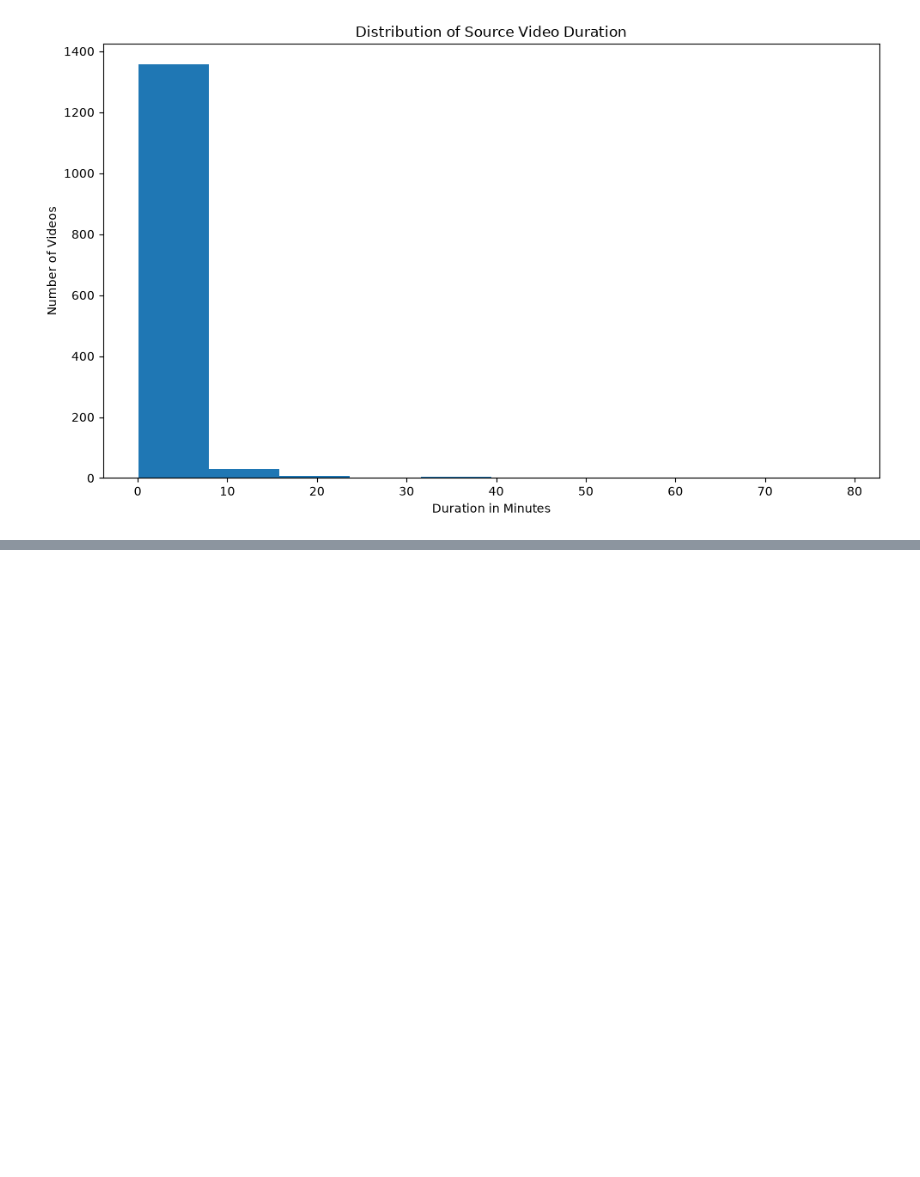
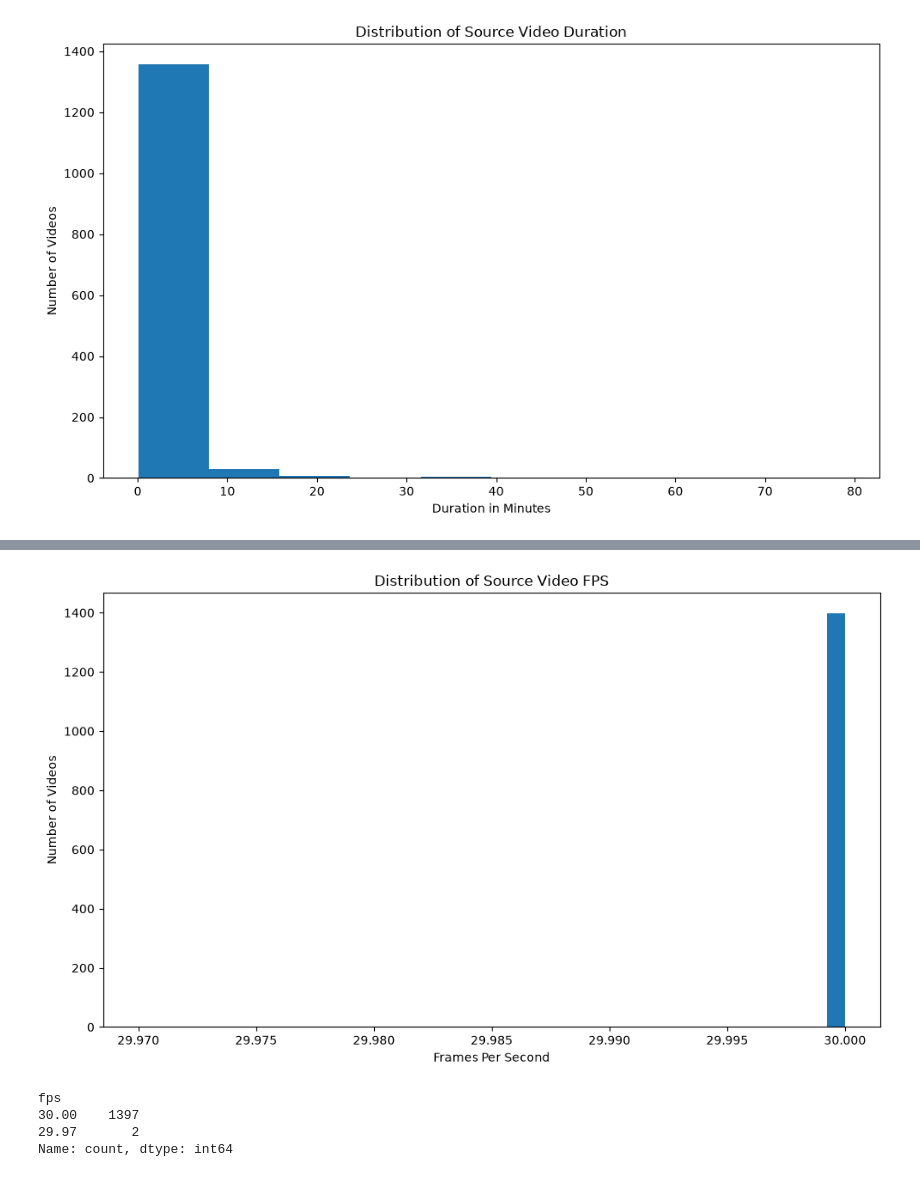
Before and after one commit to Phiziics/Computer-Vision, a Jupyter notebook: SentinelVision-AI/notebooks/01_data_understanding.ipynb, the cells around one changed output, grey strips where cells are left out. Cells and saved outputs as stored; diff of their text form; code cells hidden in the pictures; blank space fills up the shorter version.

```diff
--- a/SentinelVision-AI/notebooks/01_data_understanding.ipynb
+++ b/SentinelVision-AI/notebooks/01_data_understanding.ipynb
@@ -460,0 +521,23 @@ plt.show()
+# %%
+plt.figure(figsize=(10, 6))
+
+plt.hist(
+    valid_videos["fps"],
+    bins=40,
+)
+
+plt.title("Distribution of Source Video FPS")
+plt.xlabel("Frames Per Second")
+plt.ylabel("Number of Videos")
+plt.tight_layout()
+plt.show()
+# %% [output]
+[figure, added]
+# %%
+# Show the most common FPS values.
+valid_videos["fps"].value_counts().head(15)
+# %% [output]
+fps
+30.00    1397
+29.97       2
+Name: count, dtype: int64
```
Also changed, not shown: parts of 44 cells of this notebook.
